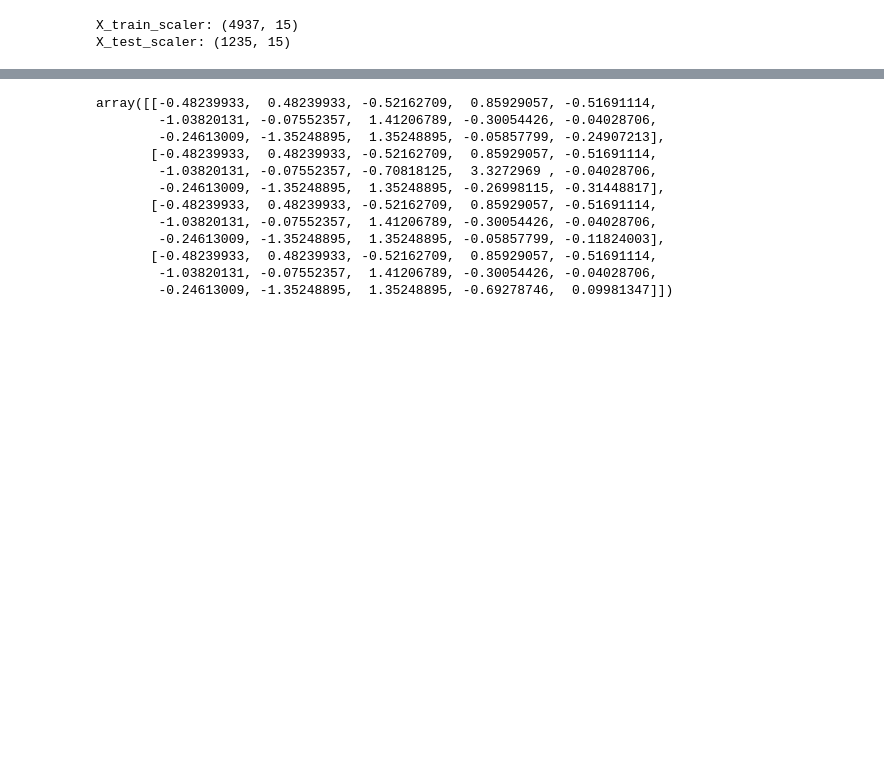
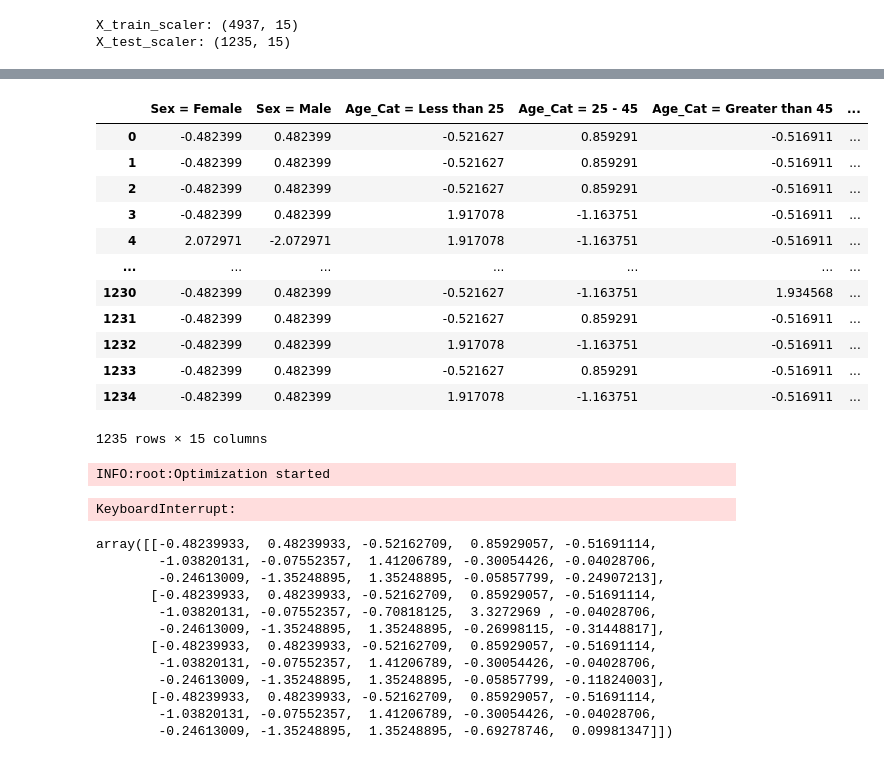
Before and after one commit to understanding-ml/COLA, a Jupyter notebook: Compas__AReS-DisCOUNT.ipynb, the cells around one changed output, grey strips where cells are left out. Saved outputs shown, nothing was run; the diff lists cells and outputs as text; code cells hidden in the pictures; blank space fills up the shorter version.

```diff
--- a/Compas__AReS-DisCOUNT.ipynb
+++ b/Compas__AReS-DisCOUNT.ipynb
@@ -426,3 +574,19 @@ INFO:root:Iter 15: Q = nan, term1 = nan, term2 = nan
+# %%
+compas_ares_scaler_test.get_x()
+# %% [output]
+|  | Sex = Female | Sex = Male | Age_Cat = Less than 25 | Age_Cat = 25 - 45 | Age_Cat = Greater than 45 | ... |
+| 0 | -0.482399 | 0.482399 | -0.521627 | 0.859291 | -0.516911 | ... |
+| 1 | -0.482399 | 0.482399 | -0.521627 | 0.859291 | -0.516911 | ... |
+| 2 | -0.482399 | 0.482399 | -0.521627 | 0.859291 | -0.516911 | ... |
+| 3 | -0.482399 | 0.482399 | 1.917078 | -1.163751 | -0.516911 | ... |
+| 4 | 2.072971 | -2.072971 | 1.917078 | -1.163751 | -0.516911 | ... |
+| ... | ... | ... | ... | ... | ... | ... |
+| 1230 | -0.482399 | 0.482399 | -0.521627 | -1.163751 | 1.934568 | ... |
+| 1231 | -0.482399 | 0.482399 | -0.521627 | 0.859291 | -0.516911 | ... |
+| 1232 | -0.482399 | 0.482399 | 1.917078 | -1.163751 | -0.516911 | ... |
+| 1233 | -0.482399 | 0.482399 | -0.521627 | 0.859291 | -0.516911 | ... |
+| 1234 | -0.482399 | 0.482399 | 1.917078 | -1.163751 | -0.516911 | ... |
+1235 rows × 15 columns
 # %%
 FACTUAL,COUNTERFACTUAL = discount_test_scaler.generate_counterfactuals(
     data=compas_ares_scaler_test,
@@ -434,9 +598,12 @@ FACTUAL,COUNTERFACTUAL = discount_test_scaler.generate_counterfactuals(
     l=0.2,
     r=1,
     max_iter=15,
-    tau=1e2,   #差值变化 - 步长不能太大或者太小
+    tau=1e1,   #差值变化 - 步长不能太大或者太小
     silent=False,
 )
+# %% [output]
+INFO:root:Optimization started
+KeyboardInterrupt:
 # %%
 FACTUAL
 # %% [output]
```
Also changed, not shown: parts of 31 cells of this notebook, 14 other files.
